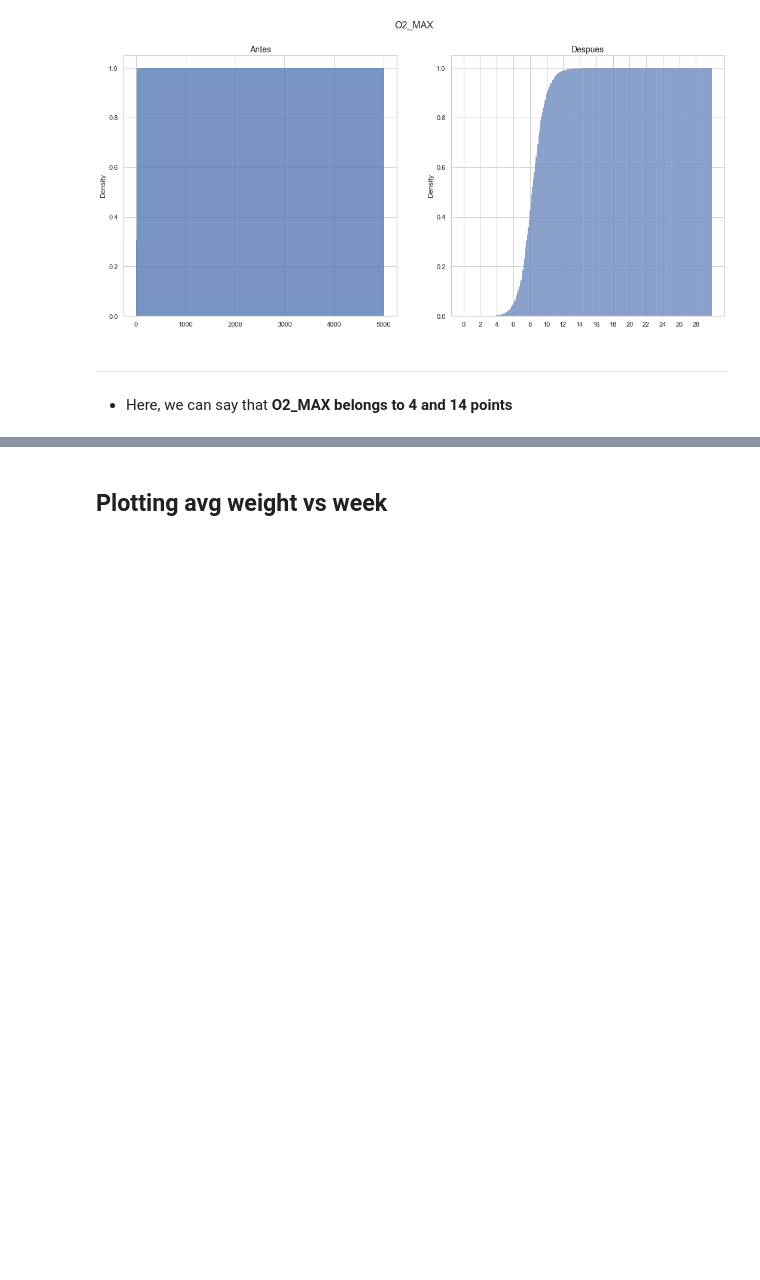
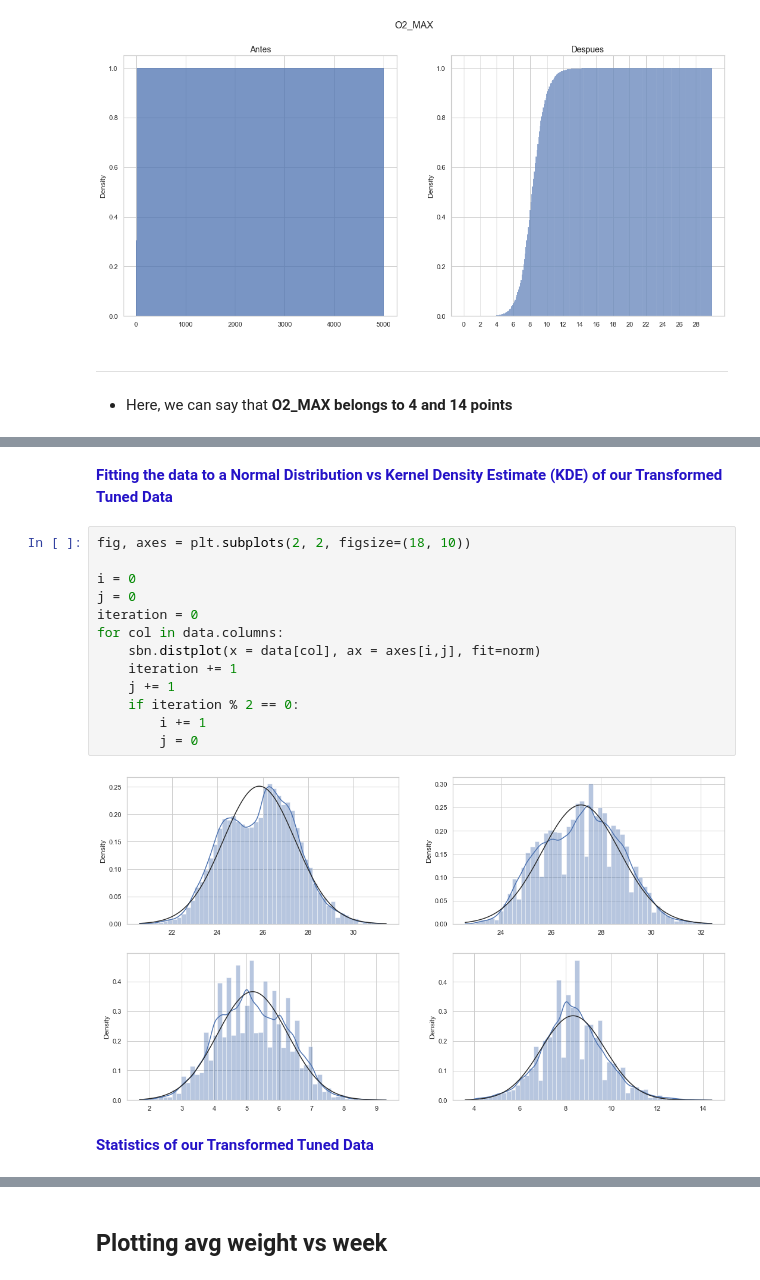
Before and after one commit to marlonZapata/tesis, a Jupyter notebook: jupyter-notebooks/3. Data Analysis - II.ipynb, the cells around one changed output, grey strips where cells are left out. Drawn from its saved outputs; the diff is of its cells as text; blank space fills up the shorter version.

```diff
--- a/jupyter-notebooks/3. Data Analysis - II.ipynb
+++ b/jupyter-notebooks/3. Data Analysis - II.ipynb
@@ -342,0 +350,19 @@ data.describe()
+# %% [markdown]
+**<font color="#2412c7">Fitting the data to a Normal Distribution vs Kernel Density Estimate (KDE) of our Transformed Tuned Data</font>**
+# %%
+fig, axes = plt.subplots(2, 2, figsize=(18, 10))
+
+i = 0
+j = 0
+iteration = 0
+for col in data.columns:
+    sbn.distplot(x = data[col], ax = axes[i,j], fit=norm)
+    iteration += 1
+    j += 1
+    if iteration % 2 == 0:
+        i += 1
+        j = 0
+# %% [output]
+[figure, added]
+# %% [markdown]
+**<font color="#2412c7">Statistics of our Transformed Tuned Data</font>**
```
Also changed, not shown: parts of 35 cells of this notebook.
